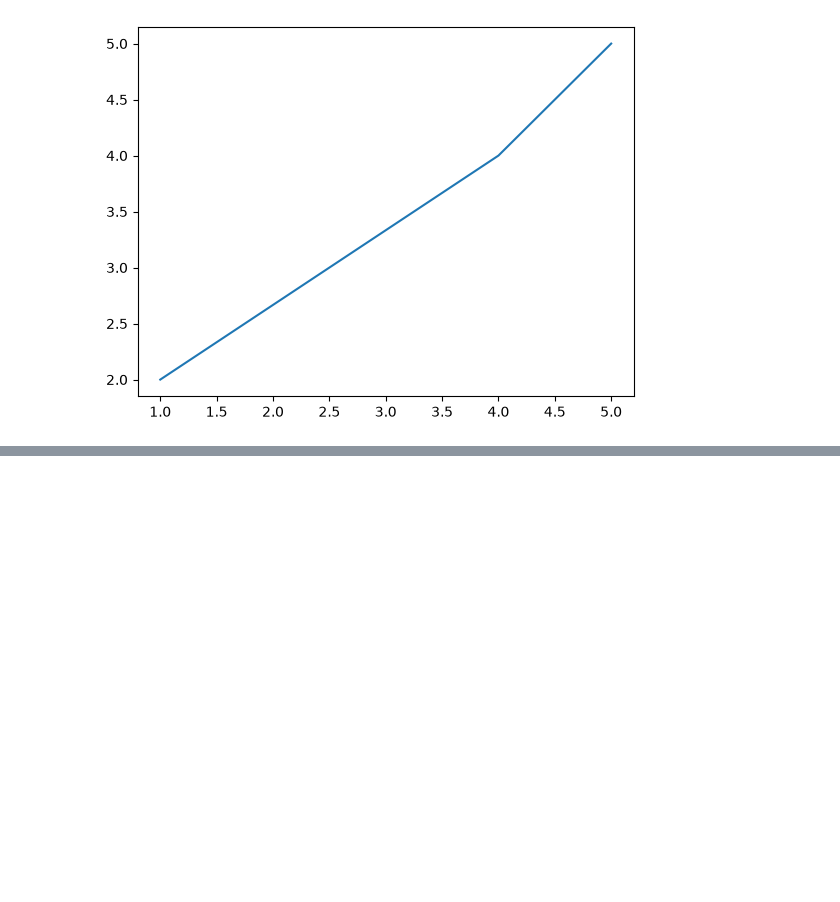
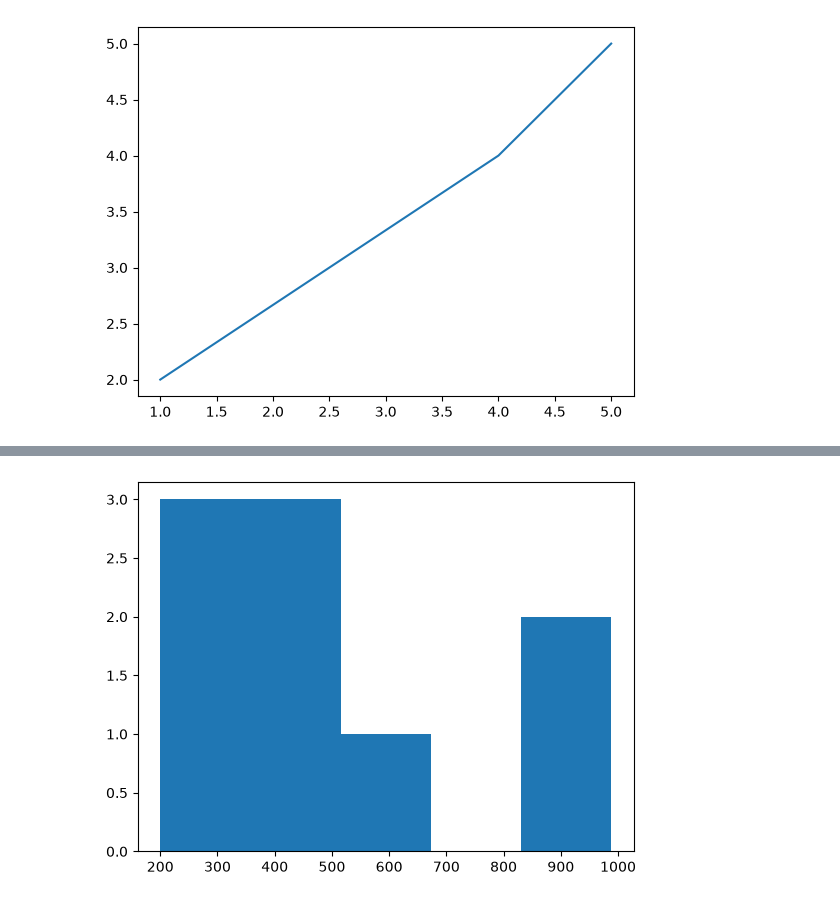
Before and after one commit to bonssss/data-analytics-journey, a Jupyter notebook: python_for_analyst/matplotlib.ipynb, the cells around one changed output, grey strips where cells are left out. Cells and saved outputs as stored; diff of their text form; code cells hidden in the pictures; blank space fills up the shorter version.

```diff
--- a/python_for_analyst/matplotlib.ipynb
+++ b/python_for_analyst/matplotlib.ipynb
@@ -13,0 +38,6 @@ plt.show()
+# %%
+# histogram
+plt.hist(df["Salary"],bins=5)
+plt.show()
+# %% [output]
+[figure, added]
```
Also changed, not shown: parts of 4 cells of this notebook.
